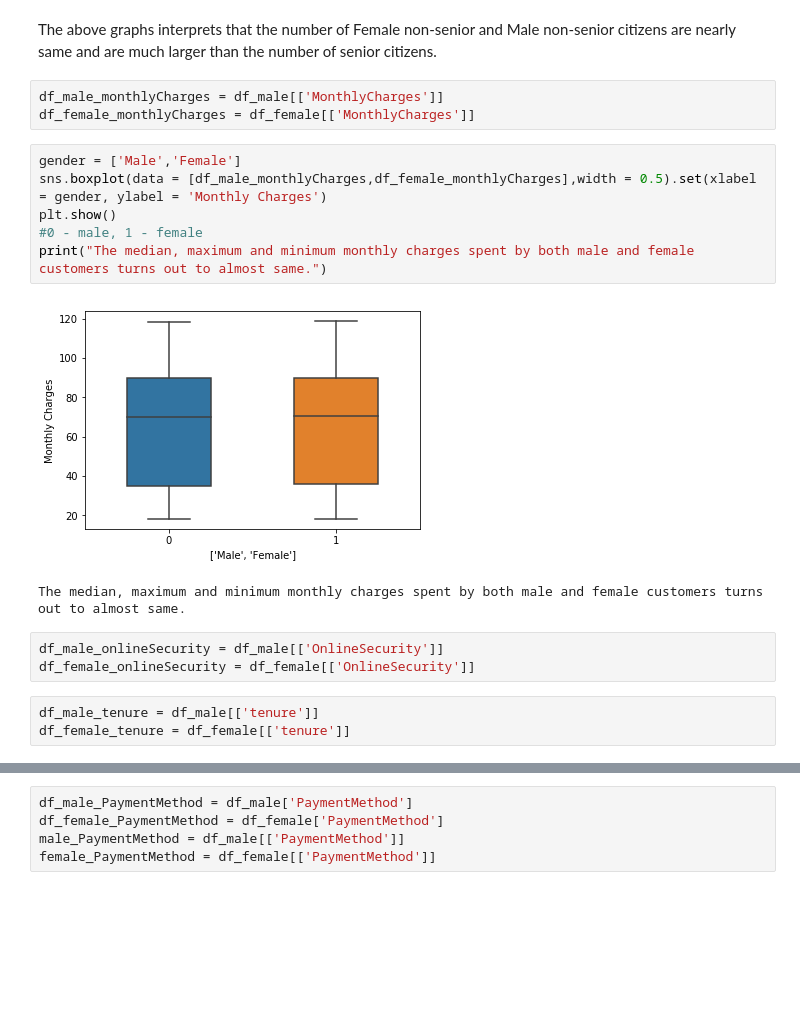
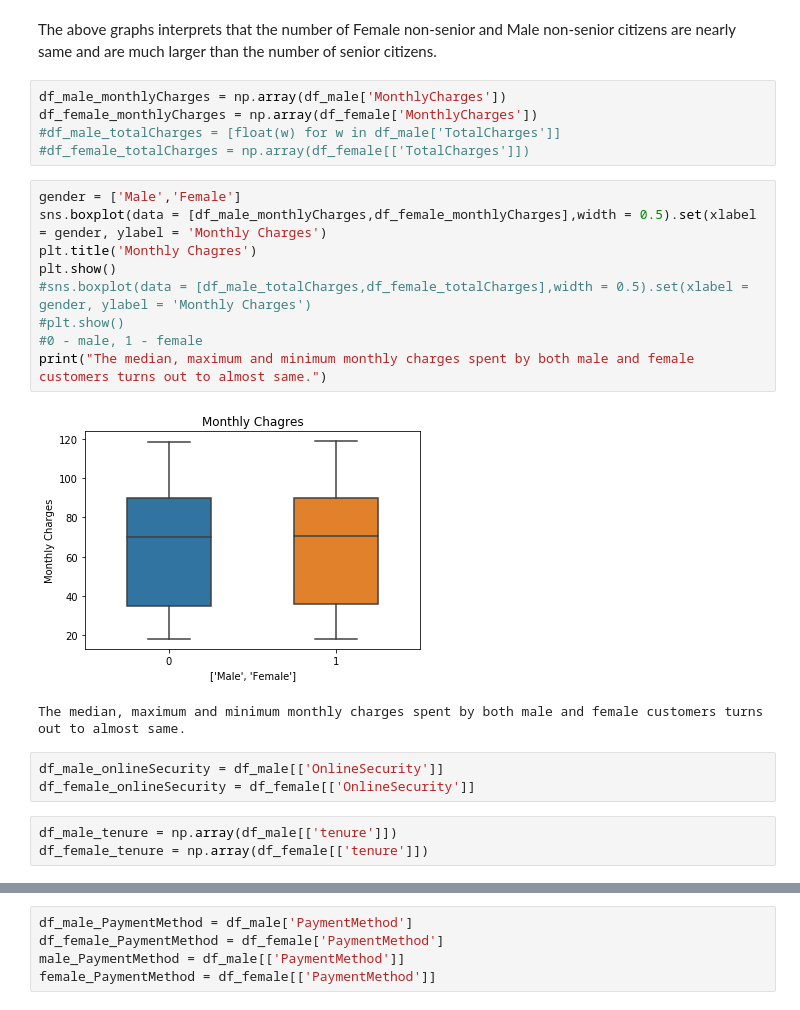
Before and after one commit to adityaprabhat01/eda-taskphase-aditya, a Jupyter notebook: telco_churn.ipynb, the cells around one changed output, grey strips where cells are left out. Saved outputs shown, nothing was run; the diff lists cells and outputs as text; blank space fills up the shorter version.

```diff
--- a/telco_churn.ipynb
+++ b/telco_churn.ipynb
@@ -71,22 +93,27 @@ Plot showing the count of customers who are 'Female non-senior', 'Female senior'
 [figure]
 # %% [markdown]
 The above graphs interprets that the number of Female non-senior and Male non-senior citizens are nearly same and are much larger than the number of senior citizens.
-# %%
-df_male_monthlyCharges = df_male[['MonthlyCharges']]
-df_female_monthlyCharges = df_female[['MonthlyCharges']]
+# %%
+df_male_monthlyCharges = np.array(df_male['MonthlyCharges'])
+df_female_monthlyCharges = np.array(df_female['MonthlyCharges'])
+#df_male_totalCharges = [float(w) for w in df_male['TotalCharges']]
+#df_female_totalCharges = np.array(df_female[['TotalCharges']])
 # %%
 gender = ['Male','Female']
 sns.boxplot(data = [df_male_monthlyCharges,df_female_monthlyCharges],width = 0.5).set(xlabel = gender, ylabel = 'Monthly Charges')
+plt.title('Monthly Chagres')
 plt.show()
+#sns.boxplot(data = [df_male_totalCharges,df_female_totalCharges],width = 0.5).set(xlabel = gender, ylabel = 'Monthly Charges')
+#plt.show()
 #0 - male, 1 - female
 print("The median, maximum and minimum monthly charges spent by both male and female customers turns out to almost same.")
 # %% [output]
-[figure, old version]
+[figure, new version]
 The median, maximum and minimum monthly charges spent by both male and female customers turns out to almost same.
 # %%
 df_male_onlineSecurity = df_male[['OnlineSecurity']]
 df_female_onlineSecurity = df_female[['OnlineSecurity']]
 # %%
-df_male_tenure = df_male[['tenure']]
-df_female_tenure = df_female[['tenure']]
+df_male_tenure = np.array(df_male[['tenure']])
+df_female_tenure = np.array(df_female[['tenure']])
 # %%
```
Also changed, not shown: parts of 13 cells of this notebook.
